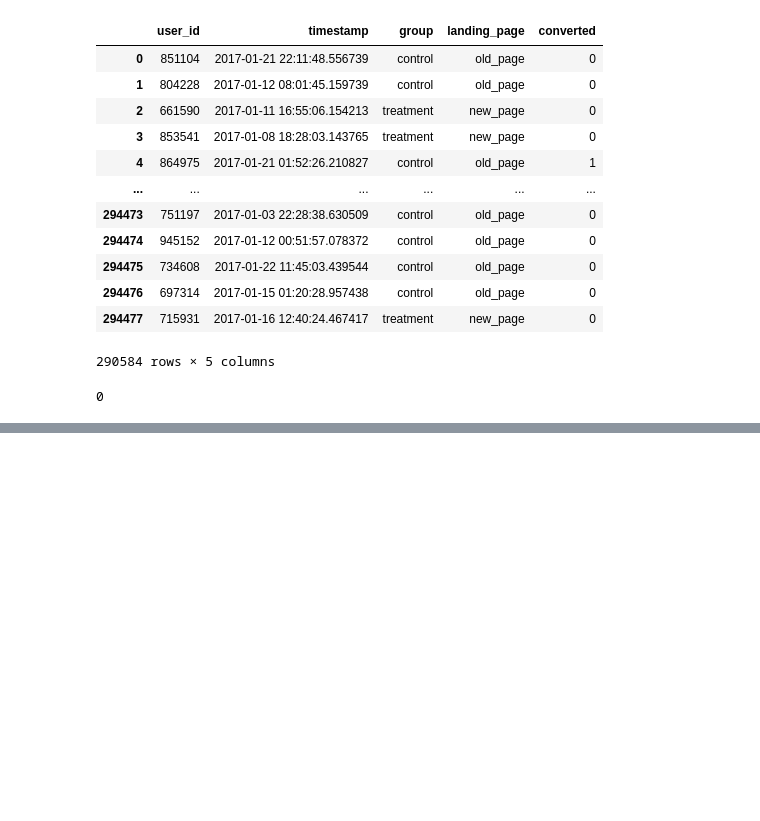
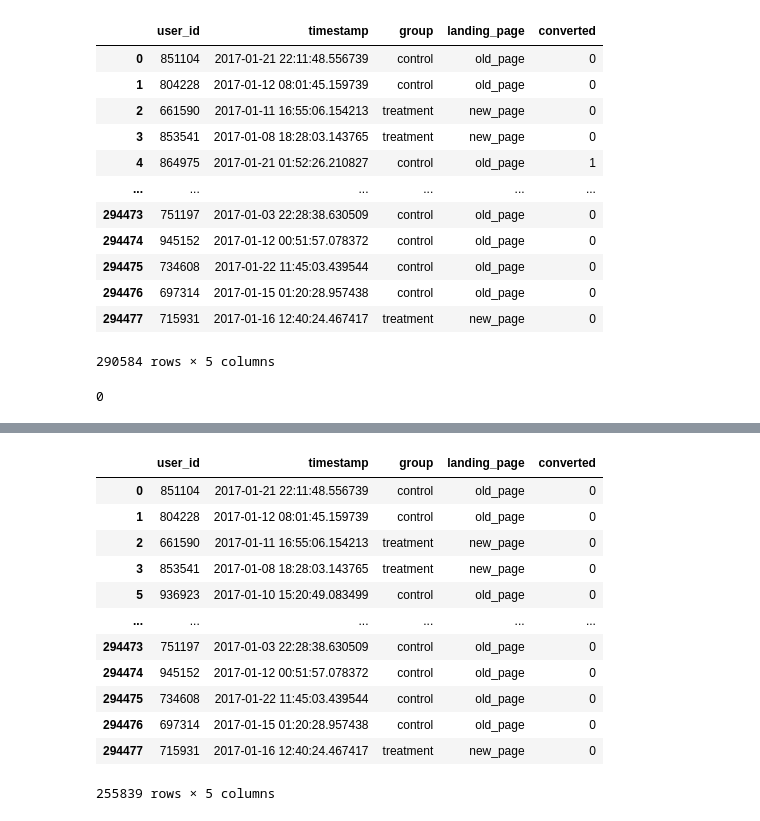
Before and after one commit to BeziKaviani/data-science-ml-learning-path, a Jupyter notebook: 03-inferential-statistics/AB-test-landing-page.ipynb, the cells around one changed output, grey strips where cells are left out. Drawn from its saved outputs; the diff is of its cells as text; code cells hidden in the pictures; blank space fills up the shorter version.

```diff
--- a/03-inferential-statistics/AB-test-landing-page.ipynb
+++ b/03-inferential-statistics/AB-test-landing-page.ipynb
@@ -164,0 +184,17 @@ sum(landing_data['user_id'].duplicated())
+# %%
+landing_data_b = landing_data.query('converted == 0')
+landing_data_b
+# %% [output]
+|  | user_id | timestamp | group | landing_page | converted |
+| 0 | 851104 | 2017-01-21 22:11:48.556739 | control | old_page | 0 |
+| 1 | 804228 | 2017-01-12 08:01:45.159739 | control | old_page | 0 |
+| 2 | 661590 | 2017-01-11 16:55:06.154213 | treatment | new_page | 0 |
+| 3 | 853541 | 2017-01-08 18:28:03.143765 | treatment | new_page | 0 |
+| 5 | 936923 | 2017-01-10 15:20:49.083499 | control | old_page | 0 |
+| ... | ... | ... | ... | ... | ... |
+| 294473 | 751197 | 2017-01-03 22:28:38.630509 | control | old_page | 0 |
+| 294474 | 945152 | 2017-01-12 00:51:57.078372 | control | old_page | 0 |
+| 294475 | 734608 | 2017-01-22 11:45:03.439544 | control | old_page | 0 |
+| 294476 | 697314 | 2017-01-15 01:20:28.957438 | control | old_page | 0 |
+| 294477 | 715931 | 2017-01-16 12:40:24.467417 | treatment | new_page | 0 |
+255839 rows × 5 columns
```
Also changed, not shown: parts of 2 cells of this notebook.
